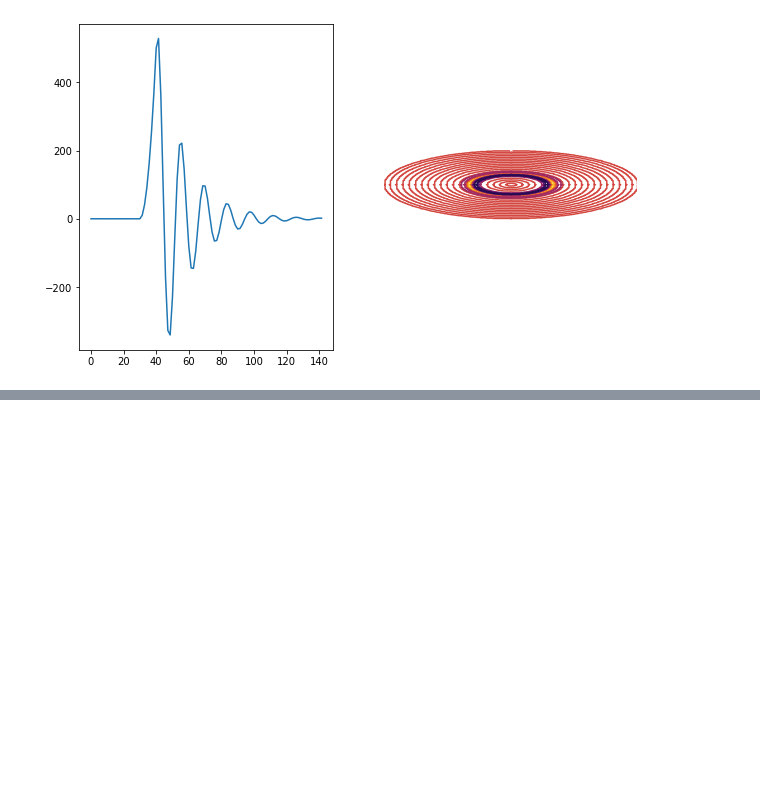
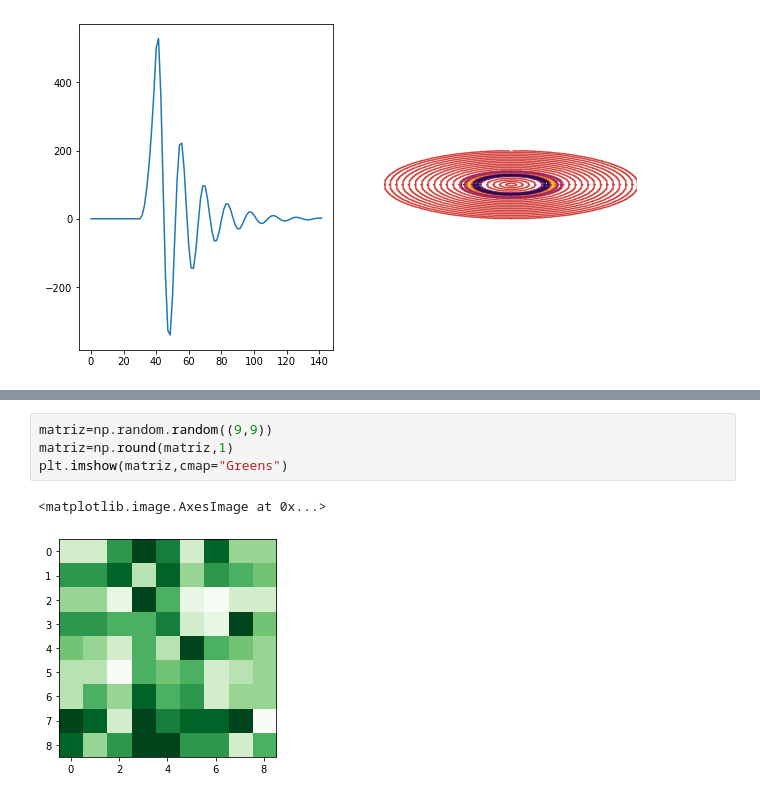
Before and after one commit to giovannilopez9808/Taller_python_ene2021, a Jupyter notebook: Sesiones/matplotlib.ipynb, the cells around one changed output, grey strips where cells are left out. Cells and saved outputs as stored; diff of their text form; blank space fills up the shorter version.

```diff
--- a/Sesiones/matplotlib.ipynb
+++ b/Sesiones/matplotlib.ipynb
@@ -204,0 +239,7 @@ ax2.contour(data_map,cmap="inferno_r")
+# %%
+matriz=np.random.random((9,9))
+matriz=np.round(matriz,1)
+plt.imshow(matriz,cmap="Greens")
+# %% [output]
+<matplotlib.image.AxesImage at 0x...>
+[figure, added]
```
Also changed, not shown: parts of 5 cells of this notebook, 7 other files.
